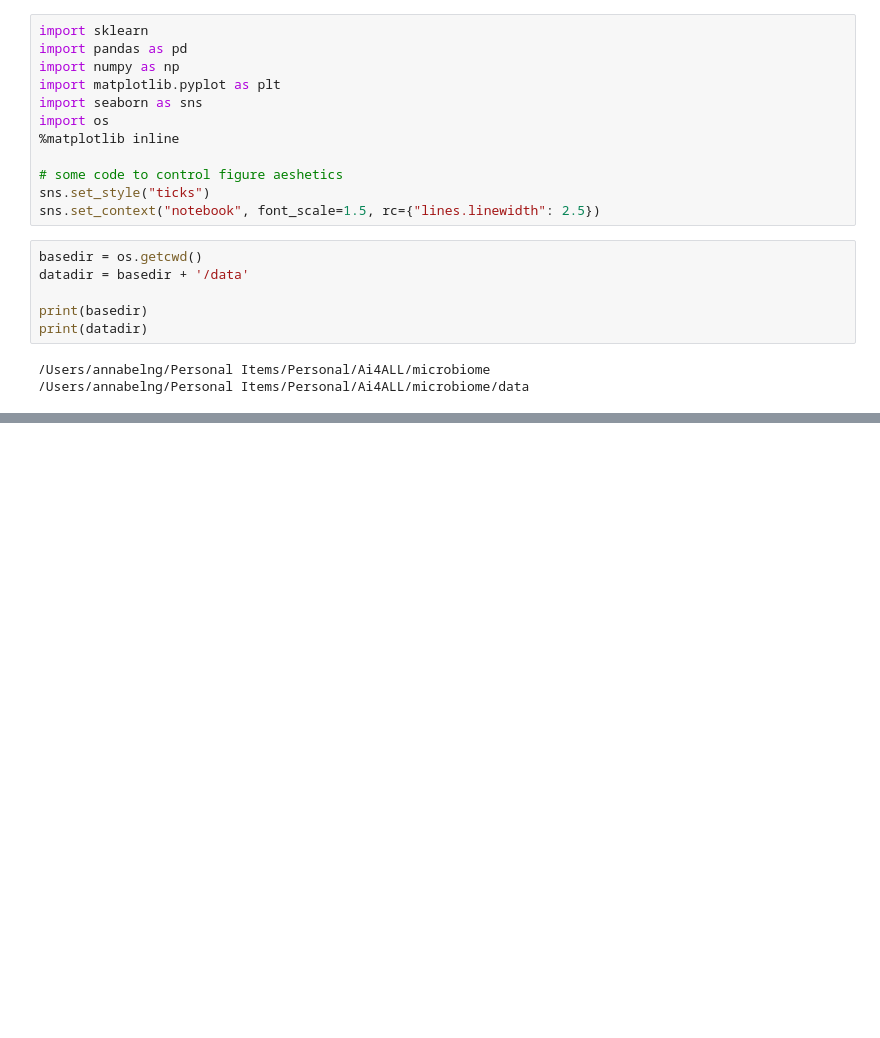
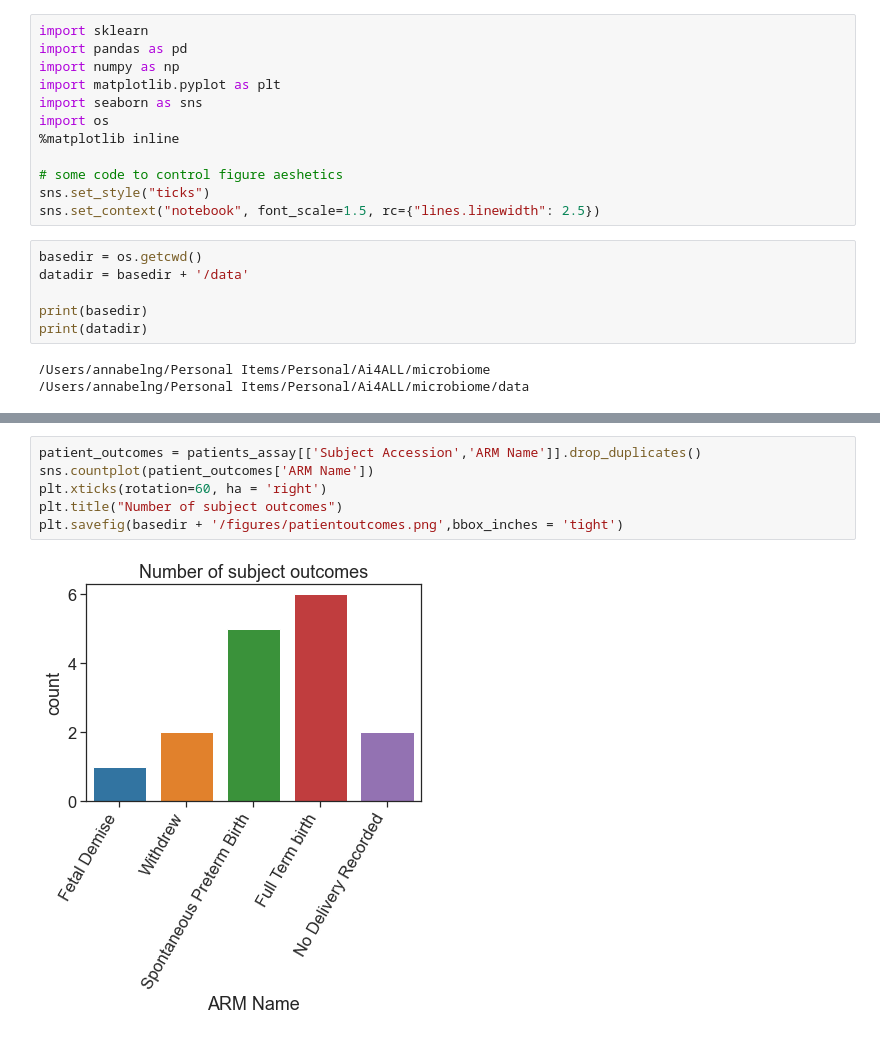
Before and after one commit to annabelng/microbiome, a Jupyter notebook: Preprocessing.ipynb, the cells around one changed output, grey strips where cells are left out. Cells and saved outputs as stored; diff of their text form; blank space fills up the shorter version.

```diff
--- a/Preprocessing.ipynb
+++ b/Preprocessing.ipynb
@@ -33,0 +194,8 @@ patients_assay = pd.read_csv(datadir + '/patients_assay.csv')
+# %%
+patient_outcomes = patients_assay[['Subject Accession','ARM Name']].drop_duplicates()
+sns.countplot(patient_outcomes['ARM Name'])
+plt.xticks(rotation=60, ha = 'right')
+plt.title("Number of subject outcomes")
+plt.savefig(basedir + '/figures/patientoutcomes.png',bbox_inches = 'tight')
+# %% [output]
+[figure, added]
```
Also changed, not shown: parts of 19 cells of this notebook.
